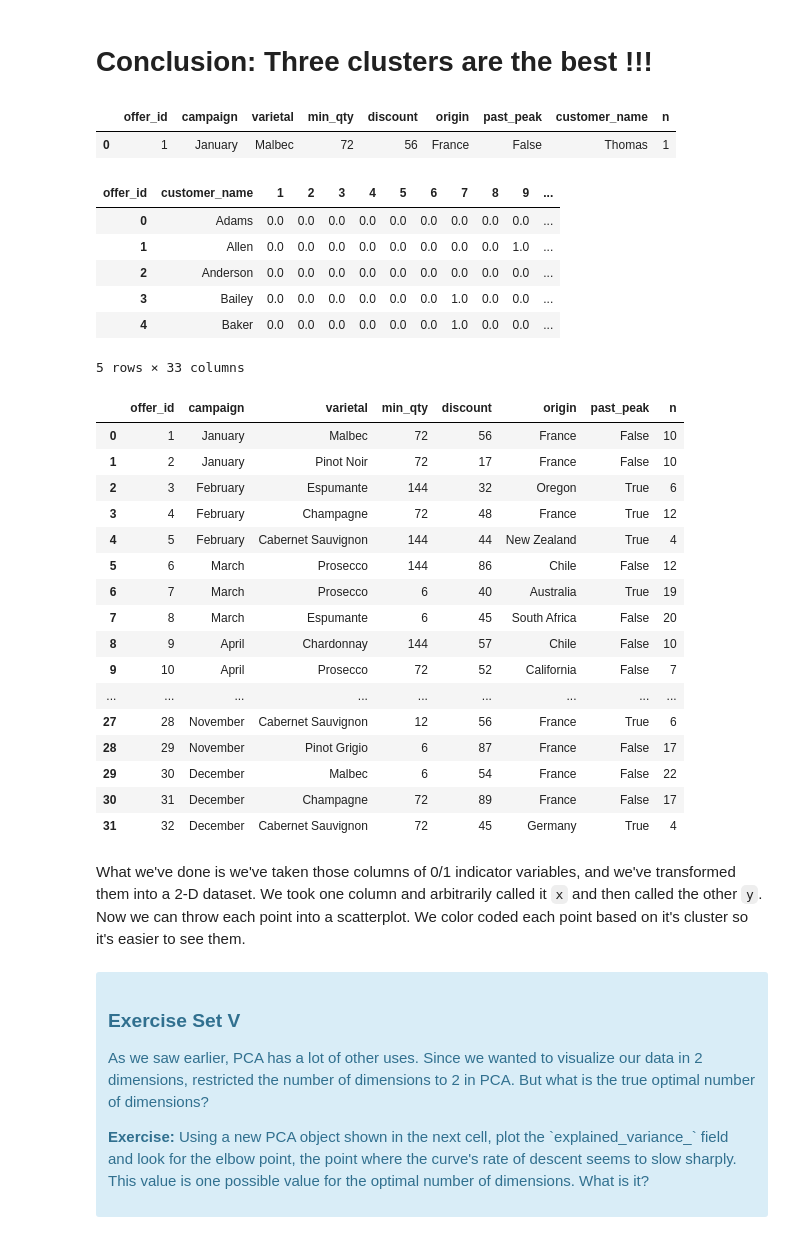
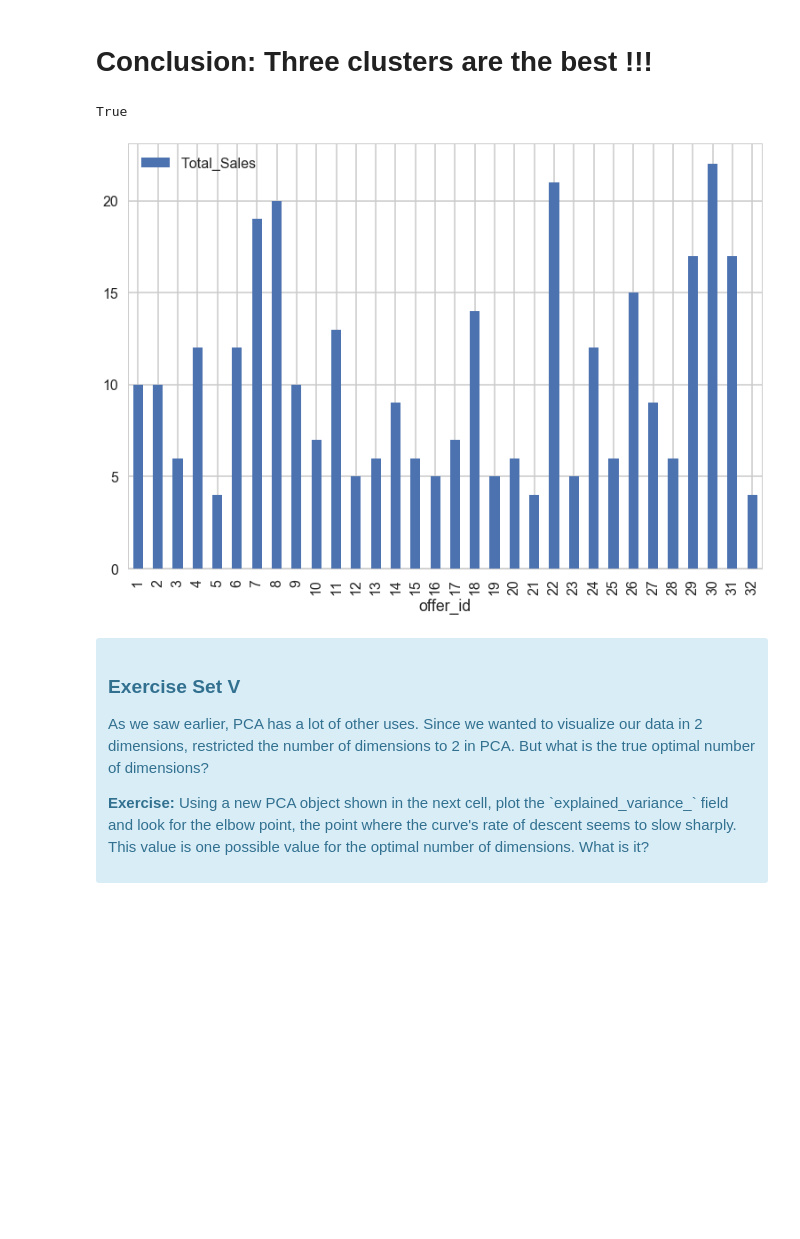
Before and after one commit to JCardenasRdz/SpringBoard, a Jupyter notebook: Projects/18_Clustering/Mini_Project_Clustering_Julio.ipynb, the cells around one changed output. Drawn from its saved outputs; the diff is of its cells as text; code cells hidden in the pictures; blank space fills up the shorter version.

```diff
--- a/Projects/18_Clustering/Mini_Project_Clustering_Julio.ipynb
+++ b/Projects/18_Clustering/Mini_Project_Clustering_Julio.ipynb
@@ -401,50 +402,21 @@ for K in range(2,5):
 # %% [markdown]
 # Conclusion:  Three clusters are the best !!!
-# %%
-df = pd.merge(df_offers, df_transactions)
-df.head(1)
-# %% [output]
-|  | offer_id | campaign | varietal | min_qty | discount | origin | past_peak | customer_name | n |
-| 0 | 1 | January | Malbec | 72 | 56 | France | False | Thomas | 1 |
 # %%
 # create a "pivot table" which will give us the number of times each customer responded to a given offer
-matrix = df.pivot_table(index=['customer_name'], columns=['offer_id'], values='n')
-matrix = matrix.fillna(0).reset_index()
-matrix.head()
+gby_id = df_transactions.groupby(['customer_name','offer_id']).sum()
+gby_id.head(4)
+# Do all customers bought only ONE offer?
+all(gby_id.values == 1)
 # %% [output]
-| offer_id | customer_name | 1 | 2 | 3 | 4 | 5 | 6 | 7 | 8 | 9 | ... |
-| 0 | Adams | 0.0 | 0.0 | 0.0 | 0.0 | 0.0 | 0.0 | 0.0 | 0.0 | 0.0 | ... |
-| 1 | Allen | 0.0 | 0.0 | 0.0 | 0.0 | 0.0 | 0.0 | 0.0 | 0.0 | 1.0 | ... |
-| 2 | Anderson | 0.0 | 0.0 | 0.0 | 0.0 | 0.0 | 0.0 | 0.0 | 0.0 | 0.0 | ... |
-| 3 | Bailey | 0.0 | 0.0 | 0.0 | 0.0 | 0.0 | 0.0 | 1.0 | 0.0 | 0.0 | ... |
-| 4 | Baker | 0.0 | 0.0 | 0.0 | 0.0 | 0.0 | 0.0 | 1.0 | 0.0 | 0.0 | ... |
-5 rows × 33 columns
+True
 # %%
 # wich offers had the best respons rate?
-df2 = df_transactions.groupby('offer_id').sum()
-df2.reset_index(inplace=True)
-DF = pd.merge(df_offers,df2)
-DF
+df_total_sales = pd.merge(df_offers[['offer_id']], df_transactions)
+df_total_sales = df_total_sales.groupby(['offer_id']).sum()
+df_total_sales.columns = ['Total_Sales']
+df_total_sales.plot.bar();
 # %% [output]
-|  | offer_id | campaign | varietal | min_qty | discount | origin | past_peak | n |
-| 0 | 1 | January | Malbec | 72 | 56 | France | False | 10 |
-| 1 | 2 | January | Pinot Noir | 72 | 17 | France | False | 10 |
-| 2 | 3 | February | Espumante | 144 | 32 | Oregon | True | 6 |
-| 3 | 4 | February | Champagne | 72 | 48 | France | True | 12 |
-| 4 | 5 | February | Cabernet Sauvignon | 144 | 44 | New Zealand | True | 4 |
-| 5 | 6 | March | Prosecco | 144 | 86 | Chile | False | 12 |
-| 6 | 7 | March | Prosecco | 6 | 40 | Australia | True | 19 |
-| 7 | 8 | March | Espumante | 6 | 45 | South Africa | False | 20 |
-| 8 | 9 | April | Chardonnay | 144 | 57 | Chile | False | 10 |
-| 9 | 10 | April | Prosecco | 72 | 52 | California | False | 7 |
-| ... | ... | ... | ... | ... | ... | ... | ... | ... |
-| 27 | 28 | November | Cabernet Sauvignon | 12 | 56 | France | True | 6 |
-| 28 | 29 | November | Pinot Grigio | 6 | 87 | France | False | 17 |
-| 29 | 30 | December | Malbec | 6 | 54 | France | False | 22 |
-| 30 | 31 | December | Champagne | 72 | 89 | France | False | 17 |
-| 31 | 32 | December | Cabernet Sauvignon | 72 | 45 | Germany | True | 4 |
+[figure, added]
-# %% [markdown]
-What we've done is we've taken those columns of 0/1 indicator variables, and we've transformed them into a 2-D dataset. We took one column and arbitrarily called it `x` and then called the other `y`. Now we can throw each point into a scatterplot. We color coded each point based on it's cluster so it's easier to see them.
 # %% [markdown]
 <div class="span5 alert alert-info">
 <h3>Exercise Set V</h3>
```
Also changed, not shown: parts of 7 cells of this notebook.
